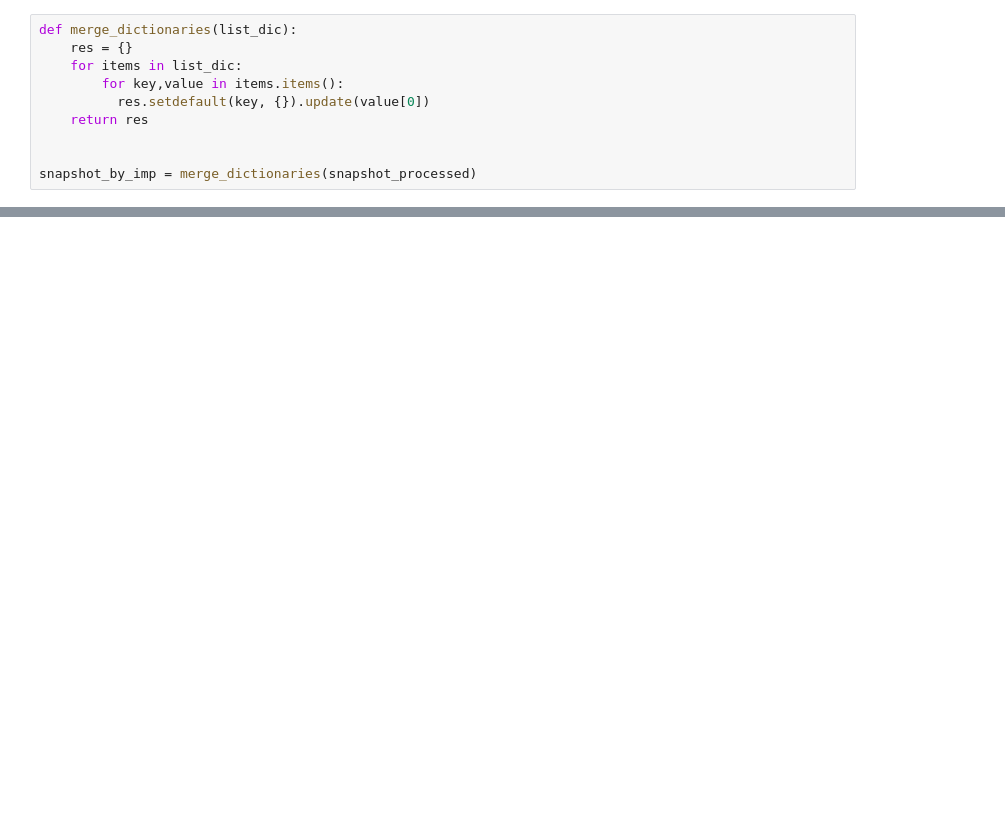
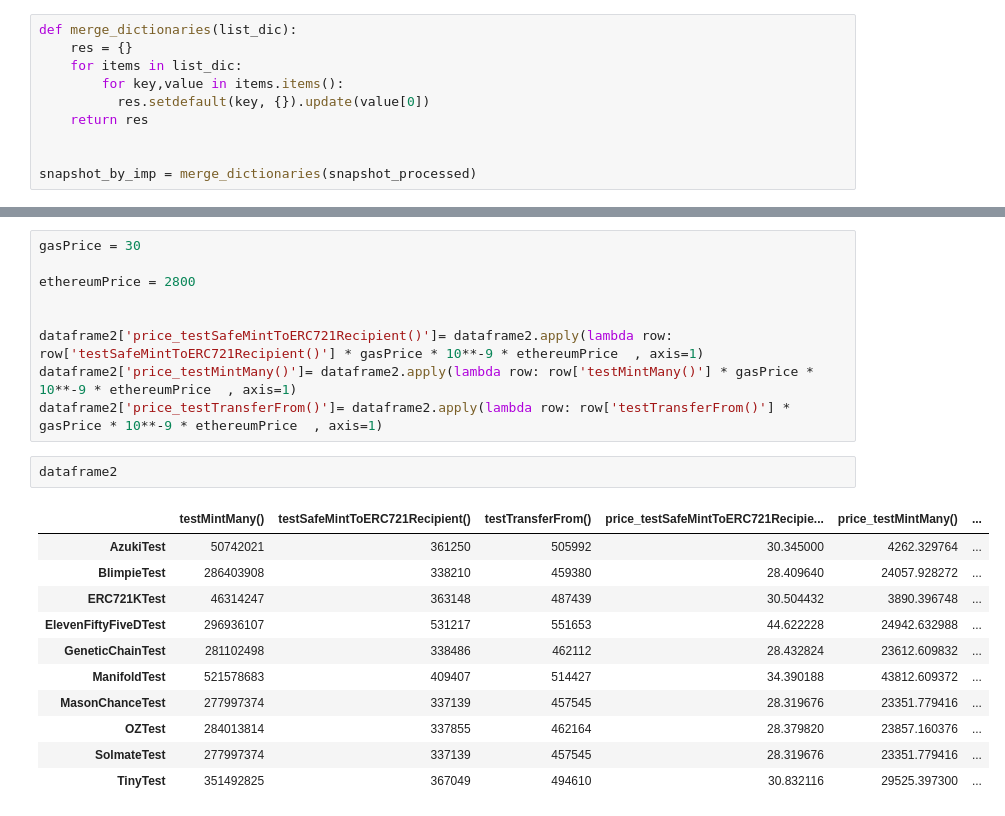
Before and after one commit to finiam/erc721-gas-wars, a Jupyter notebook: analysis.ipynb, the cells around one changed output, grey strips where cells are left out. Cells and saved outputs as stored; diff of their text form; blank space fills up the shorter version.

Commit message:
Price analysis

```diff
--- a/analysis.ipynb
+++ b/analysis.ipynb
@@ -122,0 +124,23 @@ dataframe2['testSafeMintToERC721Recipient()'].sort_values().plot.barh(logx=True)
+# %%
+gasPrice = 30
+
+ethereumPrice = 2800
+
+
+dataframe2['price_testSafeMintToERC721Recipient()']= dataframe2.apply(lambda row: row['testSafeMintToERC721Recipient()'] * gasPrice * 10**-9 * ethereumPrice  , axis=1)
+dataframe2['price_testMintMany()']= dataframe2.apply(lambda row: row['testMintMany()'] * gasPrice * 10**-9 * ethereumPrice  , axis=1)
+dataframe2['price_testTransferFrom()']= dataframe2.apply(lambda row: row['testTransferFrom()'] * gasPrice * 10**-9 * ethereumPrice  , axis=1)
+# %%
+dataframe2
+# %% [output]
+|  | testMintMany() | testSafeMintToERC721Recipient() | testTransferFrom() | price_testSafeMintToERC721Recipie... | price_testMintMany() | ... |
+| AzukiTest | 50742021 | 361250 | 505992 | 30.345000 | 4262.329764 | ... |
+| BlimpieTest | 286403908 | 338210 | 459380 | 28.409640 | 24057.928272 | ... |
+| ERC721KTest | 46314247 | 363148 | 487439 | 30.504432 | 3890.396748 | ... |
+| ElevenFiftyFiveDTest | 296936107 | 531217 | 551653 | 44.622228 | 24942.632988 | ... |
+| GeneticChainTest | 281102498 | 338486 | 462112 | 28.432824 | 23612.609832 | ... |
+| ManifoldTest | 521578683 | 409407 | 514427 | 34.390188 | 43812.609372 | ... |
+| MasonChanceTest | 277997374 | 337139 | 457545 | 28.319676 | 23351.779416 | ... |
+| OZTest | 284013814 | 337855 | 462164 | 28.379820 | 23857.160376 | ... |
+| SolmateTest | 277997374 | 337139 | 457545 | 28.319676 | 23351.779416 | ... |
+| TinyTest | 351492825 | 367049 | 494610 | 30.832116 | 29525.397300 | ... |
```
Also changed, not shown: parts of 9 cells of this notebook, 3 other files.
